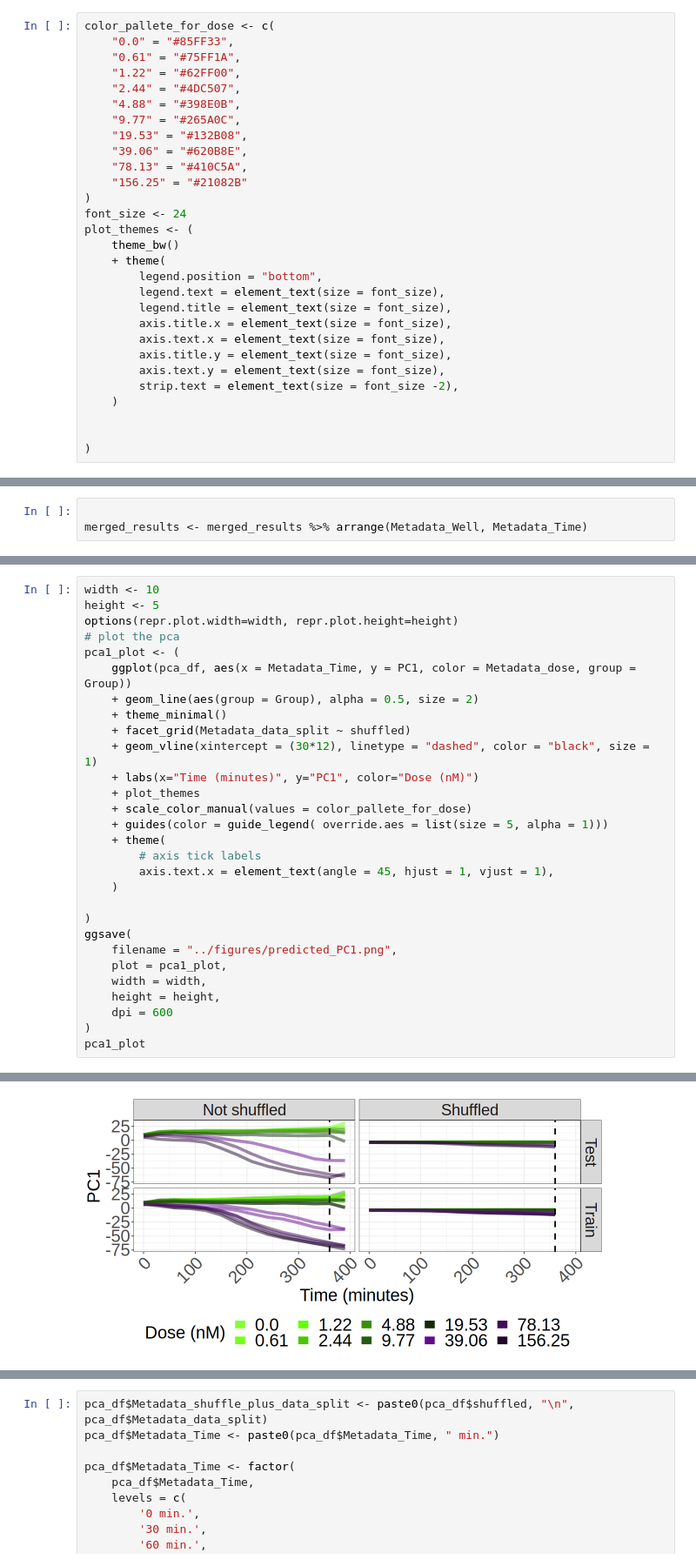
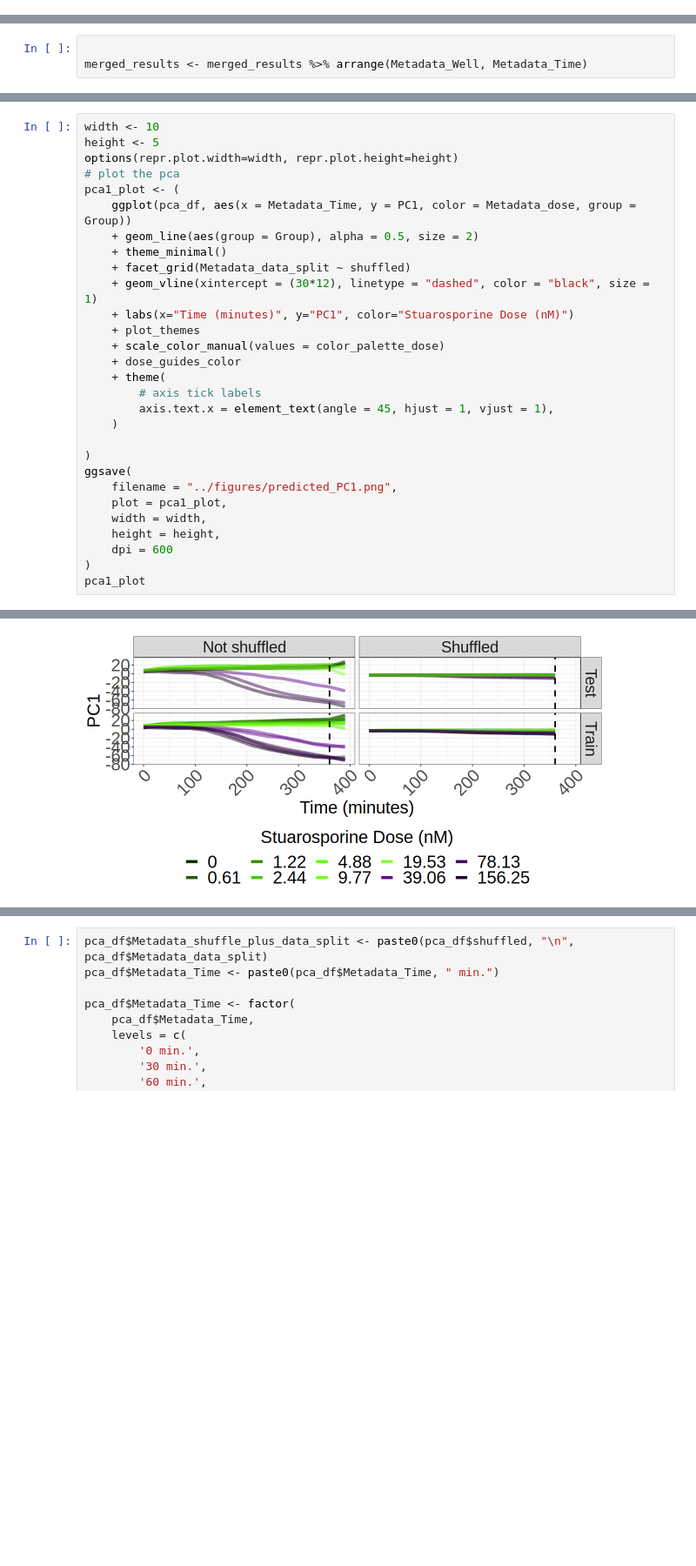
Before and after one commit to MikeLippincott/live_cell_timelapse_apoptosis_analysis, a Jupyter notebook: 5.bulk_timelapse_model/notebooks/4.plot_results.ipynb, the cells around one changed output, grey strips where cells are left out. Shown at 87% size. Cells and saved outputs as stored; diff of their text form; blank space fills up the shorter version.

Commit message:
redo the figure and add new theme file

```diff
--- a/5.bulk_timelapse_model/notebooks/4.plot_results.ipynb
+++ b/5.bulk_timelapse_model/notebooks/4.plot_results.ipynb
@@ -14,32 +15,3 @@ for (pkg in c("ggplot2", "dplyr", "patchwork", "ggplotify")) {
-# %%
-color_pallete_for_dose <- c(
-    "0.0" = "#85FF33",
-    "0.61" = "#75FF1A",
-    "1.22" = "#62FF00",
-    "2.44" = "#4DC507",
-    "4.88" = "#398E0B",
-    "9.77" = "#265A0C",
-    "19.53" = "#132B08",
-    "39.06" = "#620B8E",
-    "78.13" = "#410C5A",
-    "156.25" = "#21082B"
-)
-font_size <- 24
-plot_themes <- (
-    theme_bw()
-    + theme(
-        legend.position = "bottom",
-        legend.text = element_text(size = font_size),
-        legend.title = element_text(size = font_size),
-        axis.title.x = element_text(size = font_size),
-        axis.text.x = element_text(size = font_size),
-        axis.title.y = element_text(size = font_size),
-        axis.text.y = element_text(size = font_size),
-        strip.text = element_text(size = font_size -2),
-    )
-
-
-)
 # %%
 actual_results_file_path <- file.path("../../data/CP_aggregated/endpoints/aggregated_profile.parquet")
 actual_results <- arrow::read_parquet(actual_results_file_path)
@@ -211,10 +183,10 @@ pca1_plot <- (
     + theme_minimal()
     + facet_grid(Metadata_data_split ~ shuffled)
     + geom_vline(xintercept = (30*12), linetype = "dashed", color = "black", size = 1)
-    + labs(x="Time (minutes)", y="PC1", color="Dose (nM)")
+    + labs(x="Time (minutes)", y="PC1", color="Stuarosporine Dose (nM)")
     + plot_themes
-    + scale_color_manual(values = color_pallete_for_dose)
-    + guides(color = guide_legend( override.aes = list(size = 5, alpha = 1)))
+    + scale_color_manual(values = color_palette_dose)
+    + dose_guides_color
     + theme(
         # axis tick labels
         axis.text.x = element_text(angle = 45, hjust = 1, vjust = 1),
@@ -233,4 +208,4 @@ pca1_plot
-[figure, old version]
+[figure, new version]
 # %%
 width <- 10
 height <- 5
```
Also changed, not shown: parts of 12 cells of this notebook, 10 other files.
